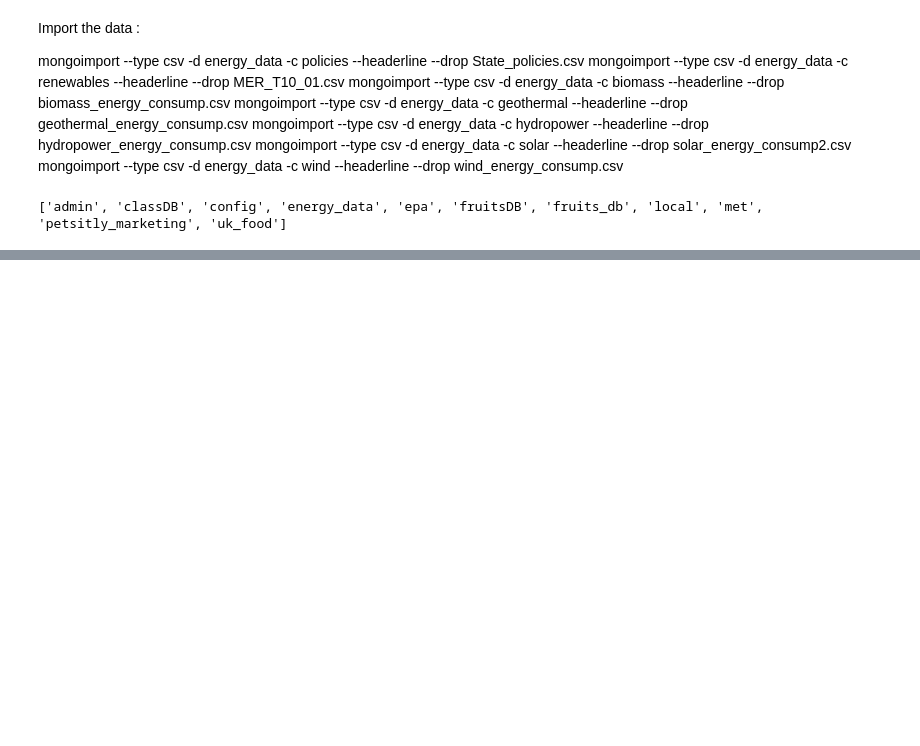
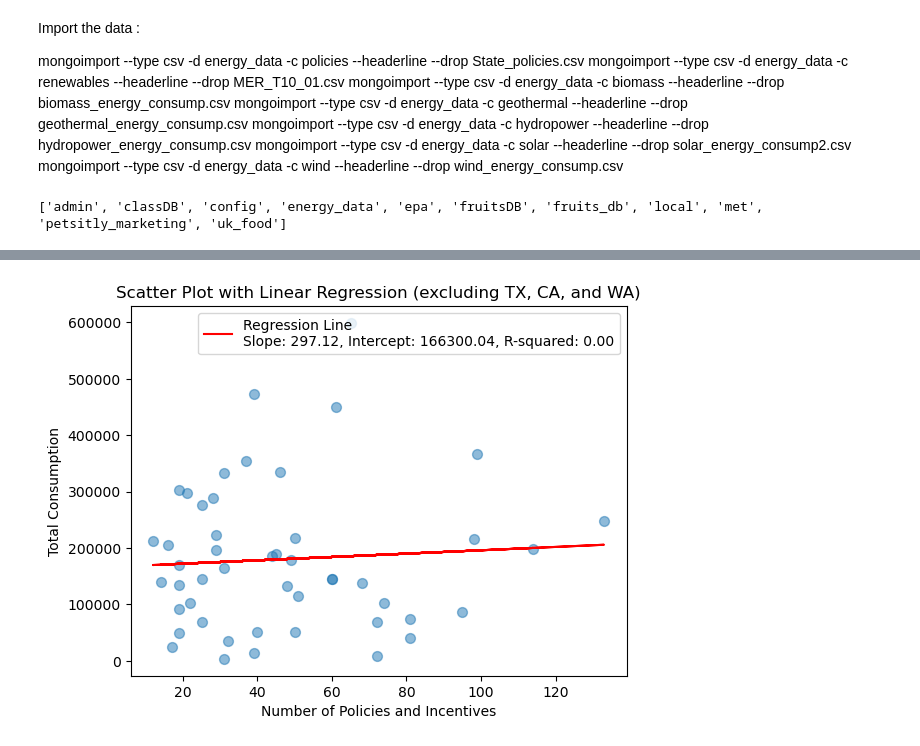
Before and after one commit to datairene/Energy, a Jupyter notebook: ISpolicy_states.ipynb, the cells around one changed output, grey strips where cells are left out. Cells and saved outputs as stored; diff of their text form; code cells hidden in the pictures; blank space fills up the shorter version.

```diff
--- a/ISpolicy_states.ipynb
+++ b/ISpolicy_states.ipynb
@@ -126,0 +221,29 @@ ValueError: could not convert string to float: '1,281'
+# %%
+# Filter out outlier states
+filtered_data = combined_data[~combined_data['State'].isin(['TX', 'CA', 'WA'])]
+
+# Extract x and y values from the filtered DataFrame
+x = filtered_data['Number of Policies and Incentives']
+y = filtered_data['Total Consumption']
+
+# Calculate linear regression
+slope, intercept, r_value, p_value, std_err = linregress(x, y)
+
+# Create scatter plot
+plt.scatter(x, y, s=50, alpha=0.5)
+
+# Add linear regression line
+plt.plot(x, slope * x + intercept, color='red', label=f'Regression Line\nSlope: {slope:.2f}, Intercept: {intercept:.2f}, R-squared: {r_value ** 2:.2f}')
+
+# Add title and labels
+plt.title('Scatter Plot with Linear Regression (excluding TX, CA, and WA)')
+plt.xlabel('Number of Policies and Incentives')
+plt.ylabel('Total Consumption')
+
+# Add legend
+plt.legend()
+
+# Show plot
+plt.show()
+# %% [output]
+[figure, added]
```
Also changed, not shown: parts of 24 cells of this notebook.
